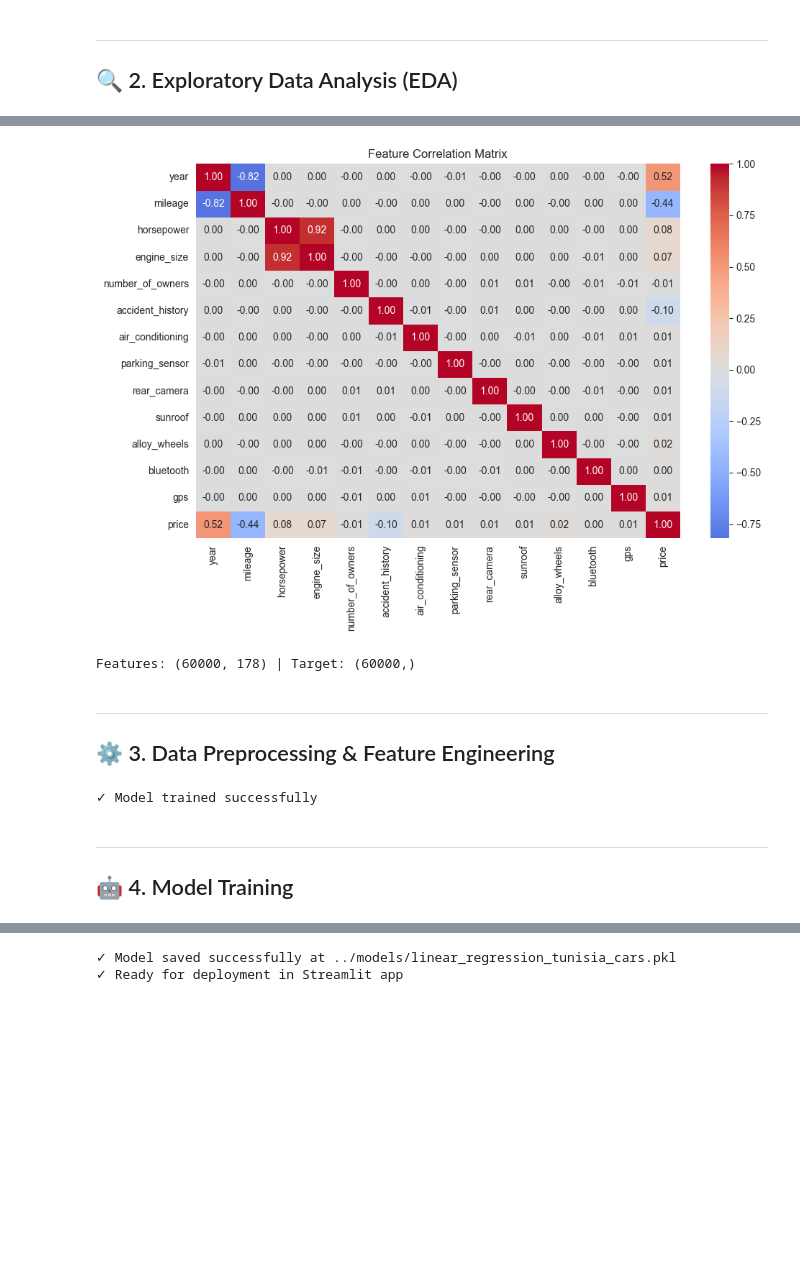
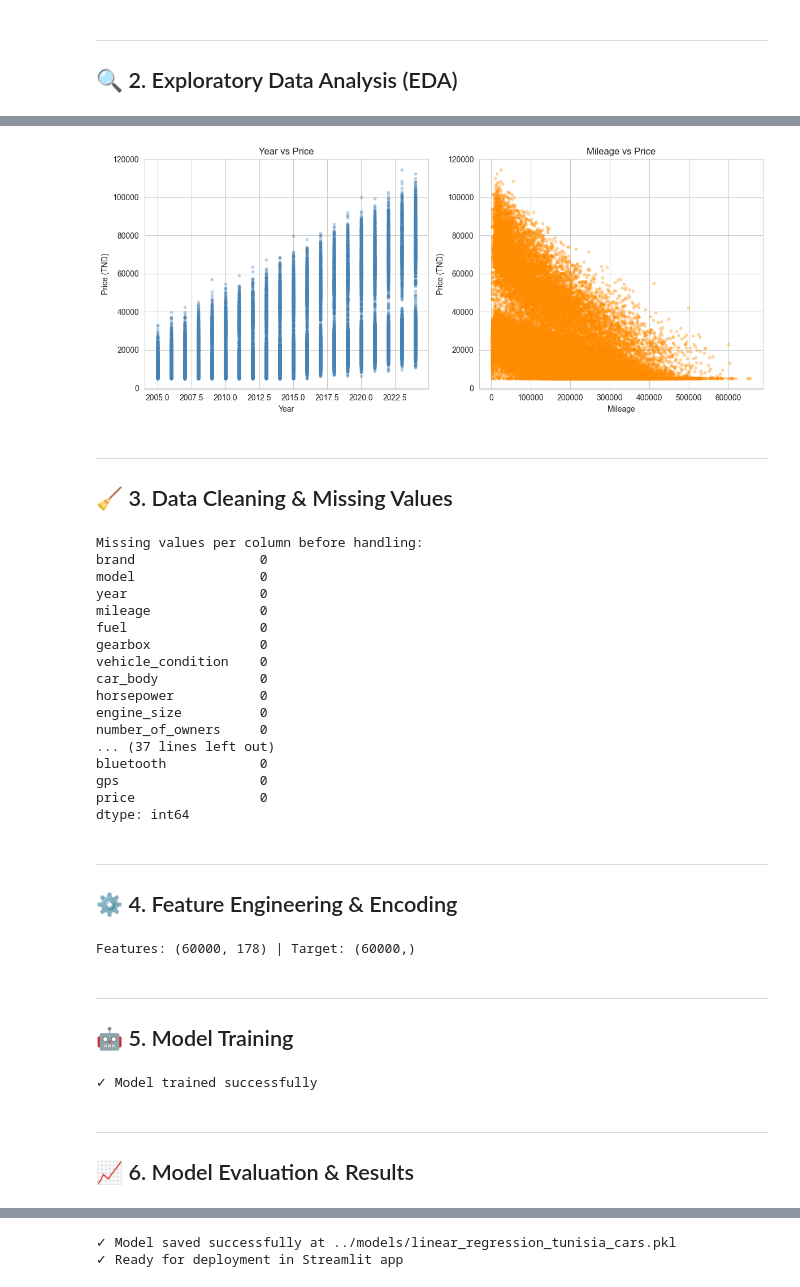
Before and after one commit to KhalilAmamri/Car_Valuation_Tunisia, a Jupyter notebook: notebooks/Tunisia_Cars_Price_Prediction.ipynb, the cells around one changed output, grey strips where cells are left out. Saved outputs shown, nothing was run; the diff lists cells and outputs as text; code cells hidden in the pictures; blank space fills up the shorter version.

```diff
--- a/notebooks/Tunisia_Cars_Price_Prediction.ipynb
+++ b/notebooks/Tunisia_Cars_Price_Prediction.ipynb
@@ -67,13 +48,60 @@ plt.show()
-# %%
-# Correlation Heatmap
-plt.figure(figsize=(10,7))
-numeric_df = df.select_dtypes(include=[np.number])
-sns.heatmap(numeric_df.corr(), annot=True, fmt='.2f', cmap='coolwarm', center=0)
-plt.title('Feature Correlation Matrix')
-plt.tight_layout()
-plt.show()
-# %% [output]
-[figure, removed]
+# %%
+# Simple Scatter Plots (Pre-Processing)
+fig, axes = plt.subplots(1, 2, figsize=(12,5))
+axes[0].scatter(df['year'], df['price'], alpha=0.3, s=10, color='steelblue')
+axes[0].set_xlabel('Year'); axes[0].set_ylabel('Price (TND)'); axes[0].set_title('Year vs Price')
+
+axes[1].scatter(df['mileage'], df['price'], alpha=0.3, s=10, color='darkorange')
+axes[1].set_xlabel('Mileage'); axes[1].set_ylabel('Price (TND)'); axes[1].set_title('Mileage vs Price')
+
+plt.tight_layout(); plt.show()
+# %% [output]
+[figure, added]
+# %% [markdown]
+---
+## 🧹 3. Data Cleaning & Missing Values
+# %%
+# Handle Missing Values
+print("Missing values per column before handling:")
+print(df.isna().sum())
+
+# Define raw numeric and categorical columns
+numeric_cols_raw = ['year','mileage','horsepower','engine_size','number_of_owners','accident_history','price']
+cat_cols_raw = ['brand','model','fuel','gearbox','vehicle_condition','car_body','import_or_local','location','color']
+
+# Fill numeric NaNs with median
+for c in numeric_cols_raw:
+    if c in df.columns:
+        df[c] = df[c].fillna(df[c].median())
+
+# Drop rows with missing categorical values
+df_before = len(df)
+df = df.dropna(subset=[c for c in cat_cols_raw if c in df.columns])
+print(f"\nDropped {df_before - len(df)} rows with missing categorical values.")
+
+print("\nMissing values per column after handling:")
+print(df.isna().sum())
+# %% [output]
+Missing values per column before handling:
+brand                0
+model                0
+year                 0
+mileage              0
+fuel                 0
+gearbox              0
+vehicle_condition    0
+car_body             0
+horsepower           0
+engine_size          0
+number_of_owners     0
+... (37 lines left out)
+bluetooth            0
+gps                  0
+price                0
+dtype: int64
+# %% [markdown]
+---
+## ⚙️ 4. Feature Engineering & Encoding
 # %%
 # Feature Engineering
 categorical_cols = ['brand','model','fuel','gearbox','vehicle_condition','car_body','import_or_local','location','color']
@@ -91,9 +119,9 @@ y = df_encoded['price']
 print(f'Features: {X.shape} | Target: {y.shape}')
 # %% [output]
 Features: (60000, 178) | Target: (60000,)
-# %% [markdown]
----
-## ⚙️ 3. Data Preprocessing & Feature Engineering
+# %% [markdown]
+---
+## 🤖 5. Model Training
 # %%
 # Split data into training and testing sets
 X_train, X_test, y_train, y_test = train_test_split(X, y, test_size=0.2, random_state=42)
@@ -117,7 +145,7 @@ y_pred_test = np.maximum(y_pred_test, 0)  # Ensure no negative prices
 print('✓ Model trained successfully')
 # %% [output]
 ✓ Model trained successfully
-# %% [markdown]
----
-## 🤖 4. Model Training
+# %% [markdown]
+---
+## 📈 6. Model Evaluation & Results
 # %%
```
Also changed, not shown: parts of 7 cells of this notebook, 1 other file.
